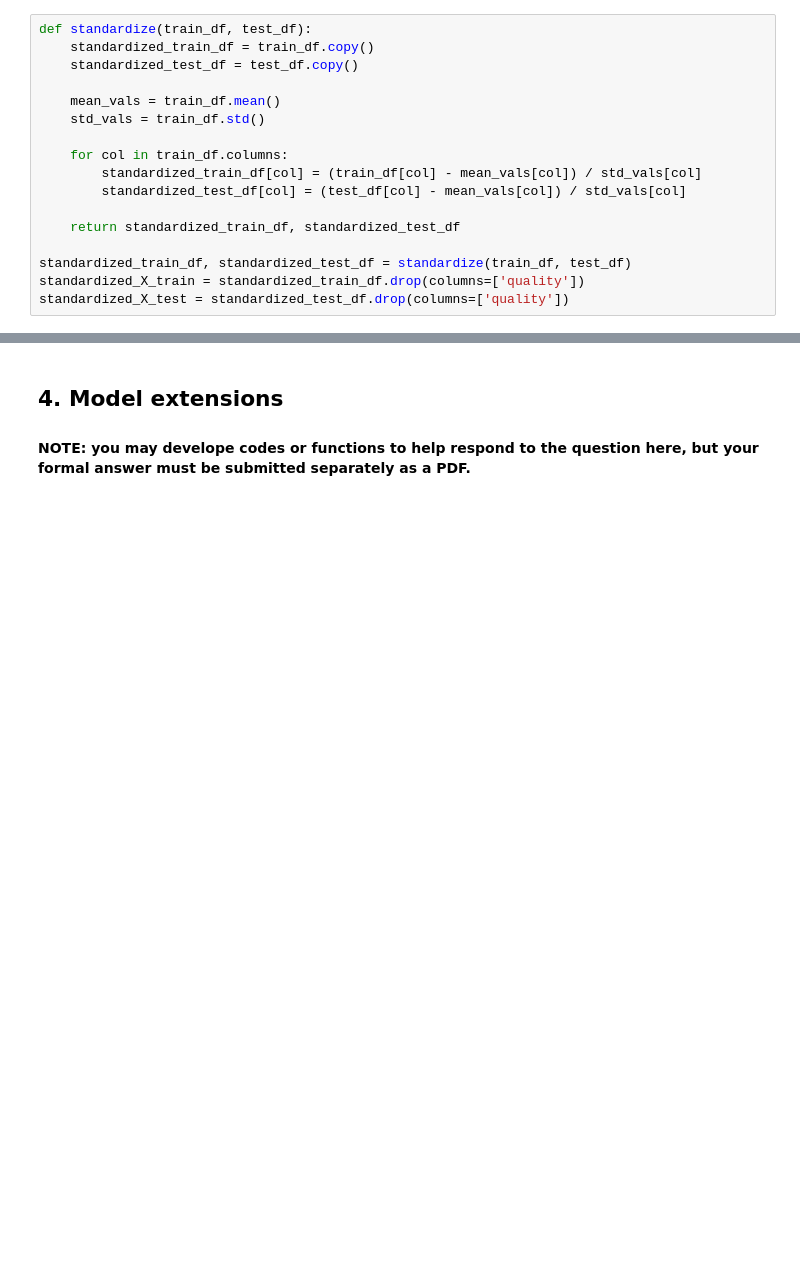
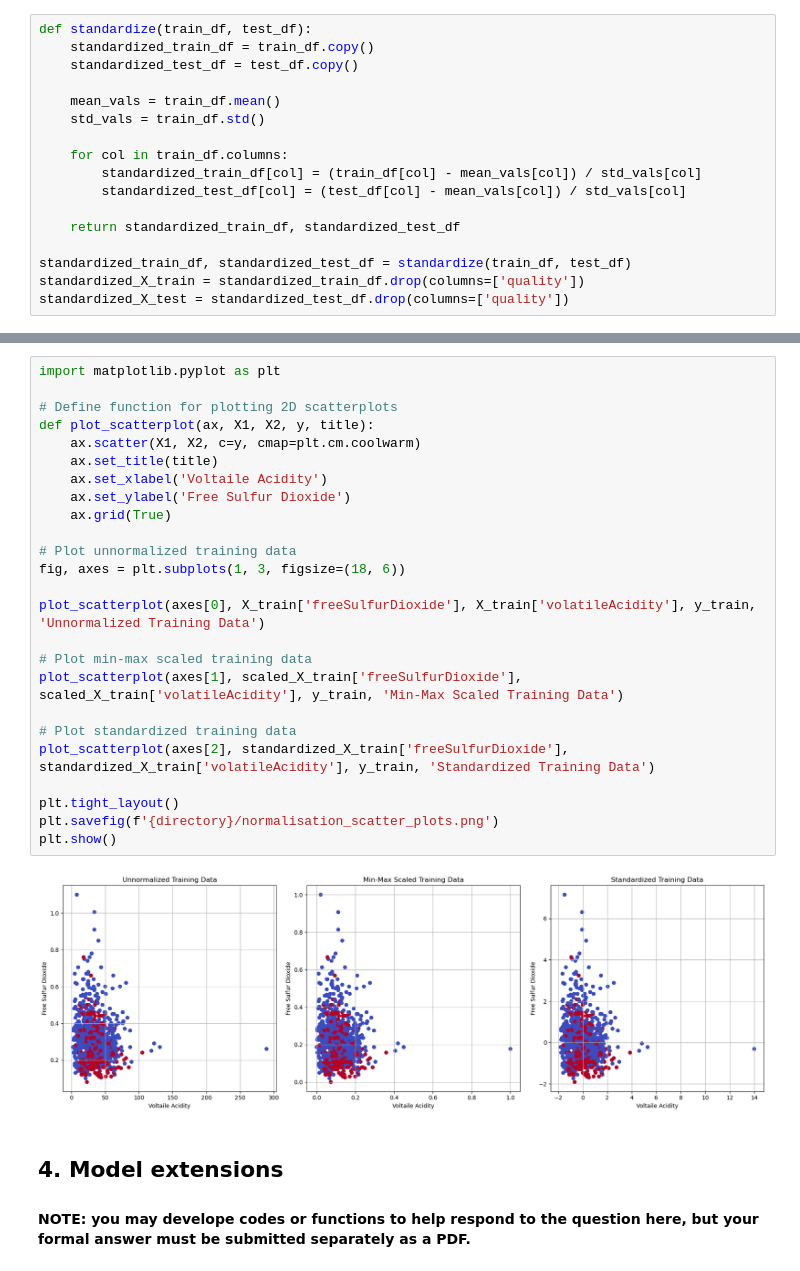
Before and after one commit to JZYNX/ML-assignment-1, a Jupyter notebook: COMP30027_2024_asst1_template.ipynb, the cells around one changed output, grey strips where cells are left out. Saved outputs shown, nothing was run; the diff lists cells and outputs as text; blank space fills up the shorter version.

```diff
--- a/COMP30027_2024_asst1_template.ipynb
+++ b/COMP30027_2024_asst1_template.ipynb
@@ -367,6 +373,33 @@ plt.savefig(confusion_matrix_file_path)
 # %% [output]
 Accuracy: 86.74%
 [figure]
+# %%
+import matplotlib.pyplot as plt
+
+# Define function for plotting 2D scatterplots
+def plot_scatterplot(ax, X1, X2, y, title):
+    ax.scatter(X1, X2, c=y, cmap=plt.cm.coolwarm)
+    ax.set_title(title)
+    ax.set_xlabel('Voltaile Acidity')
+    ax.set_ylabel('Free Sulfur Dioxide')
+    ax.grid(True)
+
+# Plot unnormalized training data
+fig, axes = plt.subplots(1, 3, figsize=(18, 6))
+
+plot_scatterplot(axes[0], X_train['freeSulfurDioxide'], X_train['volatileAcidity'], y_train, 'Unnormalized Training Data')
+
+# Plot min-max scaled training data
+plot_scatterplot(axes[1], scaled_X_train['freeSulfurDioxide'], scaled_X_train['volatileAcidity'], y_train, 'Min-Max Scaled Training Data')
+
+# Plot standardized training data
+plot_scatterplot(axes[2], standardized_X_train['freeSulfurDioxide'], standardized_X_train['volatileAcidity'], y_train, 'Standardized Training Data')
+
+plt.tight_layout()
+plt.savefig(f'{directory}/normalisation_scatter_plots.png')
+plt.show()
+# %% [output]
+[figure, added]
 # %% [markdown]
 ## 4. Model extensions
 
```
Also changed, not shown: parts of 1 cell of this notebook, 4 other files.
